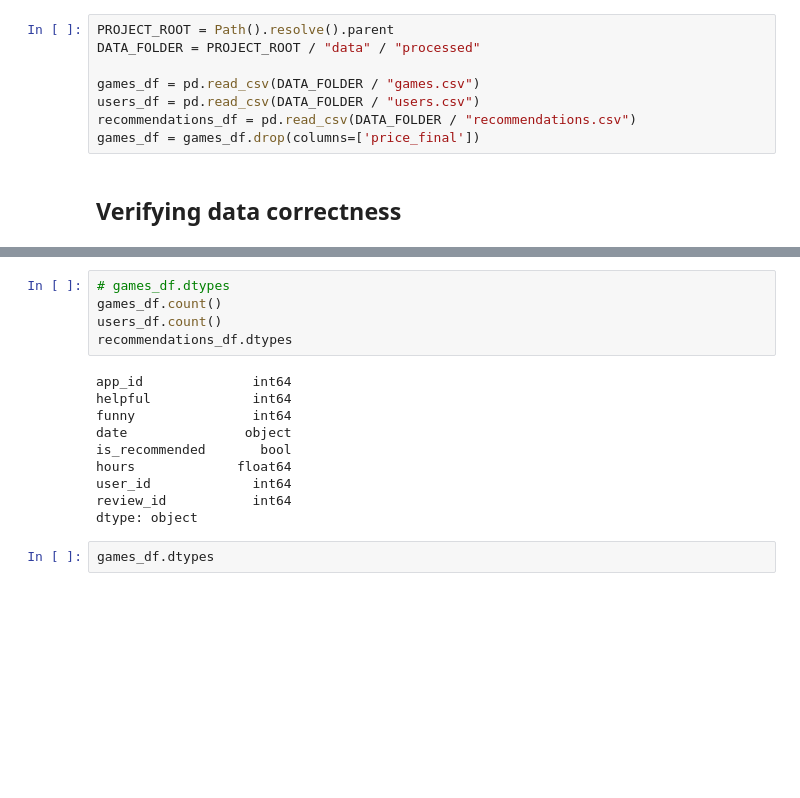
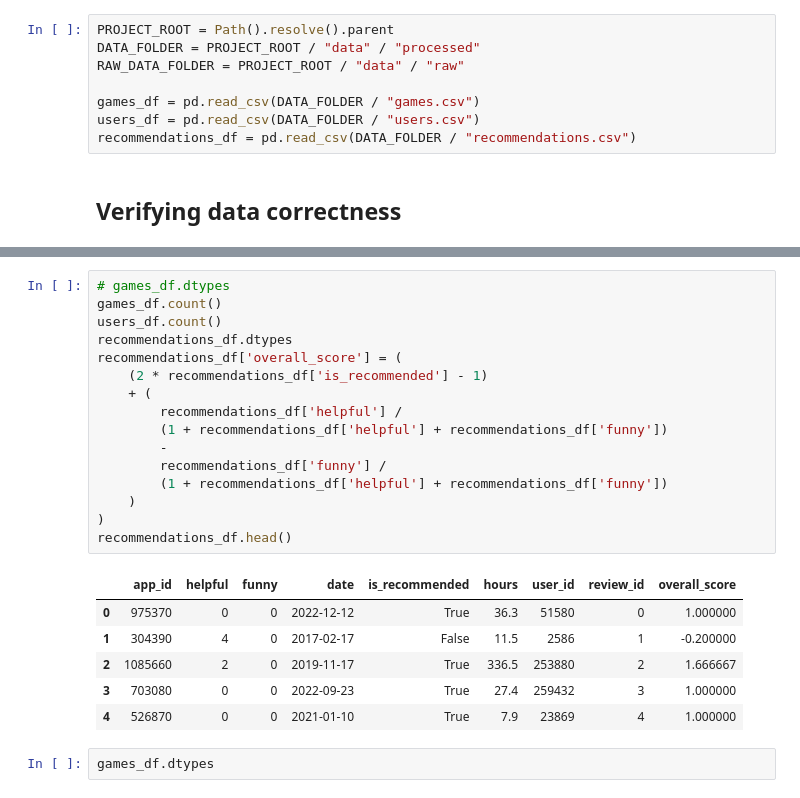
Before and after one commit to DetoDT/steam-recommender, a Jupyter notebook: notebooks/EDA.ipynb, the cells around one changed output, grey strips where cells are left out. Drawn from its saved outputs; the diff is of its cells as text; blank space fills up the shorter version.

```diff
--- a/notebooks/EDA.ipynb
+++ b/notebooks/EDA.ipynb
@@ -14,10 +14,10 @@ sns.set(color_codes=True)
 # %%
 PROJECT_ROOT = Path().resolve().parent
 DATA_FOLDER = PROJECT_ROOT / "data" / "processed"
+RAW_DATA_FOLDER = PROJECT_ROOT / "data" / "raw"
 
 games_df = pd.read_csv(DATA_FOLDER / "games.csv")
 users_df = pd.read_csv(DATA_FOLDER / "users.csv")
 recommendations_df = pd.read_csv(DATA_FOLDER / "recommendations.csv")
-games_df = games_df.drop(columns=['price_final'])
 # %% [markdown]
 ## Verifying data correctness
@@ -24,18 +33,26 @@ games_df = games_df.drop(columns=['price_final'])
 # %%
 # games_df.dtypes
 games_df.count()
 users_df.count()
 recommendations_df.dtypes
+recommendations_df['overall_score'] = (
+    (2 * recommendations_df['is_recommended'] - 1)
+    + (
+        recommendations_df['helpful'] /
+        (1 + recommendations_df['helpful'] + recommendations_df['funny'])
+        -
+        recommendations_df['funny'] /
+        (1 + recommendations_df['helpful'] + recommendations_df['funny'])
+    )
+)
+recommendations_df.head()
 # %% [output]
-app_id              int64
-helpful             int64
-funny               int64
-date               object
-is_recommended       bool
-hours             float64
-user_id             int64
-review_id           int64
-dtype: object
+|  | app_id | helpful | funny | date | is_recommended | hours | user_id | review_id | overall_score |
+| 0 | 975370 | 0 | 0 | 2022-12-12 | True | 36.3 | 51580 | 0 | 1.000000 |
+| 1 | 304390 | 4 | 0 | 2017-02-17 | False | 11.5 | 2586 | 1 | -0.200000 |
+| 2 | 1085660 | 2 | 0 | 2019-11-17 | True | 336.5 | 253880 | 2 | 1.666667 |
+| 3 | 703080 | 0 | 0 | 2022-09-23 | True | 27.4 | 259432 | 3 | 1.000000 |
+| 4 | 526870 | 0 | 0 | 2021-01-10 | True | 7.9 | 23869 | 4 | 1.000000 |
 # %%
 games_df.dtypes
 # %% [output]
```
Also changed, not shown: parts of 1 cell of this notebook, 2 other files.
